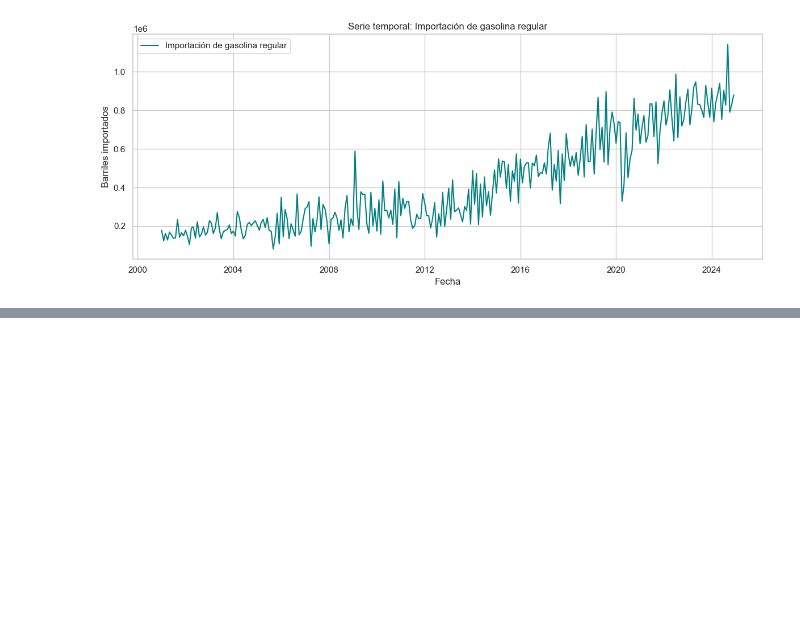
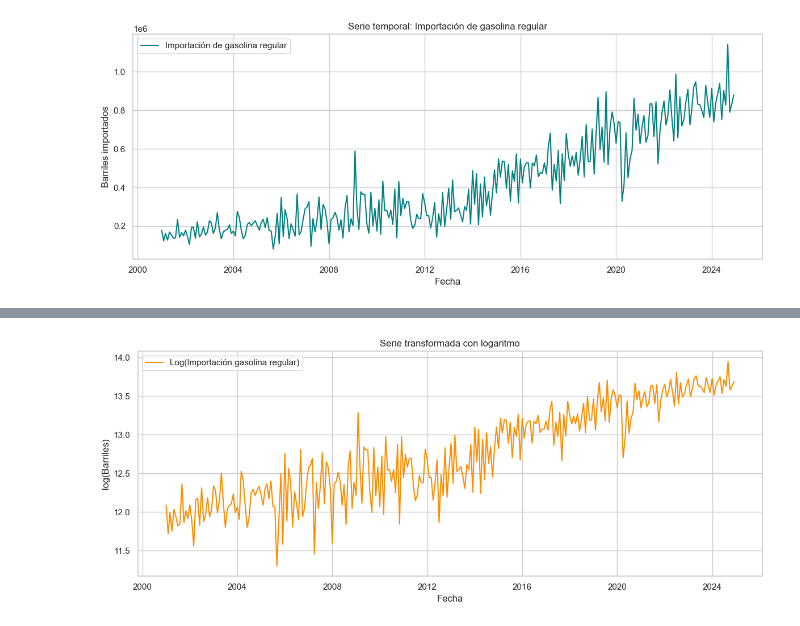
Before and after one commit to JoaquinCampos22155/Lab1_DATASCIENCE, a Jupyter notebook: lab1.ipynb, the cells around one changed output, grey strips where cells are left out. Saved outputs shown, nothing was run; the diff lists cells and outputs as text; code cells hidden in the pictures; blank space fills up the shorter version.

Commit message:
serie-gasIMPregular

```diff
--- a/lab1.ipynb
+++ b/lab1.ipynb
@@ -155,0 +213,14 @@ Variabilidad estacional moderada, pero no muy regular a simple vista.
+# %%
+log_serie = np.log(import_gasolina_regular)
+
+plt.figure(figsize=(12, 5))
+plt.plot(log_serie, label="Log(Importación gasolina regular)", color="darkorange")
+plt.title("Serie transformada con logaritmo")
+plt.xlabel("Fecha")
+plt.ylabel("log(Barriles)")
+plt.grid(True)
+plt.legend()
+plt.tight_layout()
+plt.show()
+# %% [output]
+[figure, added]
```
Also changed, not shown: parts of 21 cells of this notebook.
